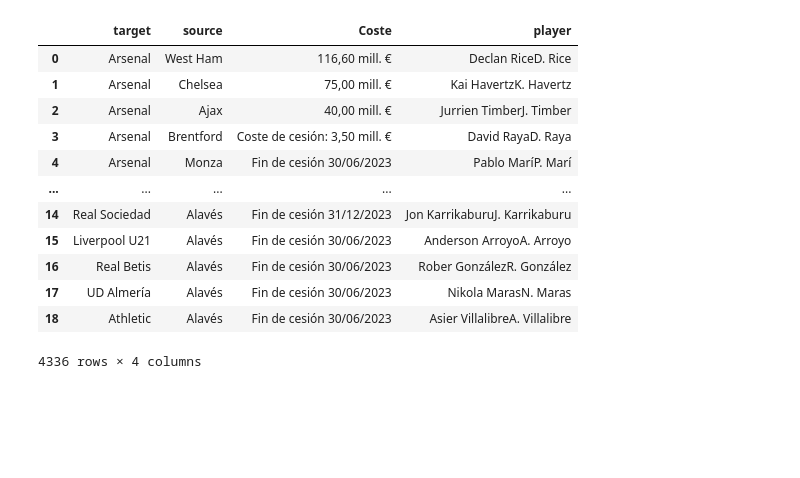
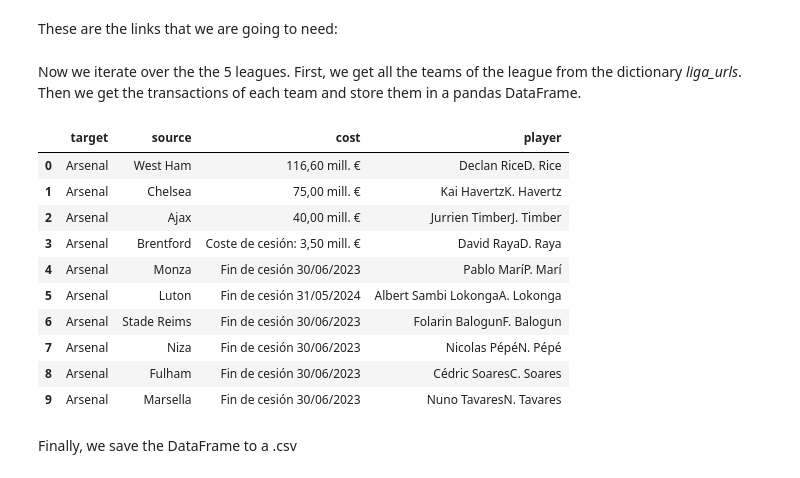
Before and after one commit to PerezCorrea/football_transfer_analysis, a Jupyter notebook: transfer_network.ipynb, the cells around one changed output. Drawn from its saved outputs; the diff is of its cells as text; code cells hidden in the pictures; blank space fills up the shorter version.

```diff
--- a/transfer_network.ipynb
+++ b/transfer_network.ipynb
@@ -6,4 +14,6 @@ import requests
 from bs4 import BeautifulSoup
 import difflib
 import time
+# %% [markdown]
+These are the links that we are going to need:
 # %%
@@ -39,13 +36,19 @@ liga_urls = {"Premier" :    "http://www.transfermarkt.es/premier-league/startsei
+# %% [markdown]
+Now we iterate over the the 5 leagues. First, we get all the teams of the league from the dictionary *liga_urls*. Then we get the transactions of each team and store them in a pandas DataFrame.
 # %%
-df = pd.DataFrame(columns = ["target", "source", "Coste", "player"])
+# DataFrame to store transfer data
+df = pd.DataFrame(columns = ["target", "source", "cost", "player"])
 
+# Collecting transfer data for each league
 for liga in transfer_urls.keys():
 
+    # Fetching the list of clubs for the league
     r = requests.get(liga_urls[liga],
                     headers ={'User-Agent':'Mozilla/5.0 (Windows NT 10.0; Win64; x64) AppleWebKit/537.36 (KHTML, like Gecko) Chrome/91.0.4472.124 Safari/537.36'})
 
     read_html_pandas_data = pd.read_html(r.text)
 
+    # Extracting club names
     for i in range(len(read_html_pandas_data)):
         try:
             teams_short = read_html_pandas_data[i]["Club.1"].to_list()
@@ -54,59 +57,68 @@ for liga in transfer_urls.keys():
         except:
             pass
 
+    # Delay to avoid overloading the server
     time.sleep(2)
 
+    # Fetching transfer data for the league
     r = requests.get(transfer_urls[liga],
                     headers ={'User-Agent':'Mozilla/5.0 (Windows NT 10.0; Win64; x64) AppleWebKit/537.36 (KHTML, like Gecko) Chrome/91.0.4472.124 Safari/537.36'})
 
     read_html_pandas_data = pd.read_html(r.text)
 
     soup = BeautifulSoup(r.text, "lxml")
     clubs =  soup.find_all("h2")
 
     clubs_list = []
 
     for club in clubs:
         try:
             club_name = difflib.get_close_matches(str(club.a.img).split('"')[1],
                                                 teams_short,
                                                 n=1 ,
                                                 cutoff=0.45
                                                 )[0]
 
             if club_name not in clubs_list:
                 clubs_list.append(club_name)
         except:
             pass
 
-
+    # Processing incoming and outgoing transfers for each club
     for i, club in enumerate(clubs_list):
 
         df_in = read_html_pandas_data[2*i +1]
-        df_in.rename(columns={"Último club.1": "source", "Altas": "player"}, inplace= True)
+        df_in.rename(columns={"Último club.1": "source",
+                              "Altas": "player",
+                              "Coste": "cost"},
+                              inplace= True)
         df_in["target"] = club
 
         df_out = read_html_pandas_data[2*i +2]
-        df_out.rename(columns={"Nuevo club.1": "target",  "Bajas": "player"}, inplace= True)
+        df_out.rename(columns={"Nuevo club.1": "target",
+                               "Bajas": "player",
+                               "Coste": "cost"},
+                               inplace= True)
         df_out["source"] = club
 
-        df = pd.concat([df,df_in[["target", "source", "Coste", "player"]]])
-        df = pd.concat([df,df_out[["target", "source", "Coste", "player"]]])
+        df = pd.concat([df,df_in[["target", "source", "cost", "player"]]])
+        df = pd.concat([df,df_out[["target", "source", "cost", "player"]]])
 
-df
+# Displaying the collected data
+df.head(10)
 # %% [output]
-|  | target | source | Coste | player |
+|  | target | source | cost | player |
 | 0 | Arsenal | West Ham | 116,60 mill. € | Declan RiceD. Rice |
 | 1 | Arsenal | Chelsea | 75,00 mill. € | Kai HavertzK. Havertz |
 | 2 | Arsenal | Ajax | 40,00 mill. € | Jurrien TimberJ. Timber |
 | 3 | Arsenal | Brentford | Coste de cesión: 3,50 mill. € | David RayaD. Raya |
 | 4 | Arsenal | Monza | Fin de cesión 30/06/2023 | Pablo MaríP. Marí |
-| ... | ... | ... | ... | ... |
-| 14 | Real Sociedad | Alavés | Fin de cesión 31/12/2023 | Jon KarrikaburuJ. Karrikaburu |
-| 15 | Liverpool U21 | Alavés | Fin de cesión 30/06/2023 | Anderson ArroyoA. Arroyo |
-| 16 | Real Betis | Alavés | Fin de cesión 30/06/2023 | Rober GonzálezR. González |
-| 17 | UD Almería | Alavés | Fin de cesión 30/06/2023 | Nikola MarasN. Maras |
-| 18 | Athletic | Alavés | Fin de cesión 30/06/2023 | Asier VillalibreA. Villalibre |
+| 5 | Arsenal | Luton | Fin de cesión 31/05/2024 | Albert Sambi LokongaA. Lokonga |
+| 6 | Arsenal | Stade Reims | Fin de cesión 30/06/2023 | Folarin BalogunF. Balogun |
+| 7 | Arsenal | Niza | Fin de cesión 30/06/2023 | Nicolas PépéN. Pépé |
+| 8 | Arsenal | Fulham | Fin de cesión 30/06/2023 | Cédric SoaresC. Soares |
+| 9 | Arsenal | Marsella | Fin de cesión 30/06/2023 | Nuno TavaresN. Tavares |
-4336 rows × 4 columns
+# %% [markdown]
+Finally, we save the DataFrame to a .csv
 # %%
 df.to_csv("transfers_2023.csv", index= False)
```
Also changed, not shown: parts of 27 cells of this notebook.
